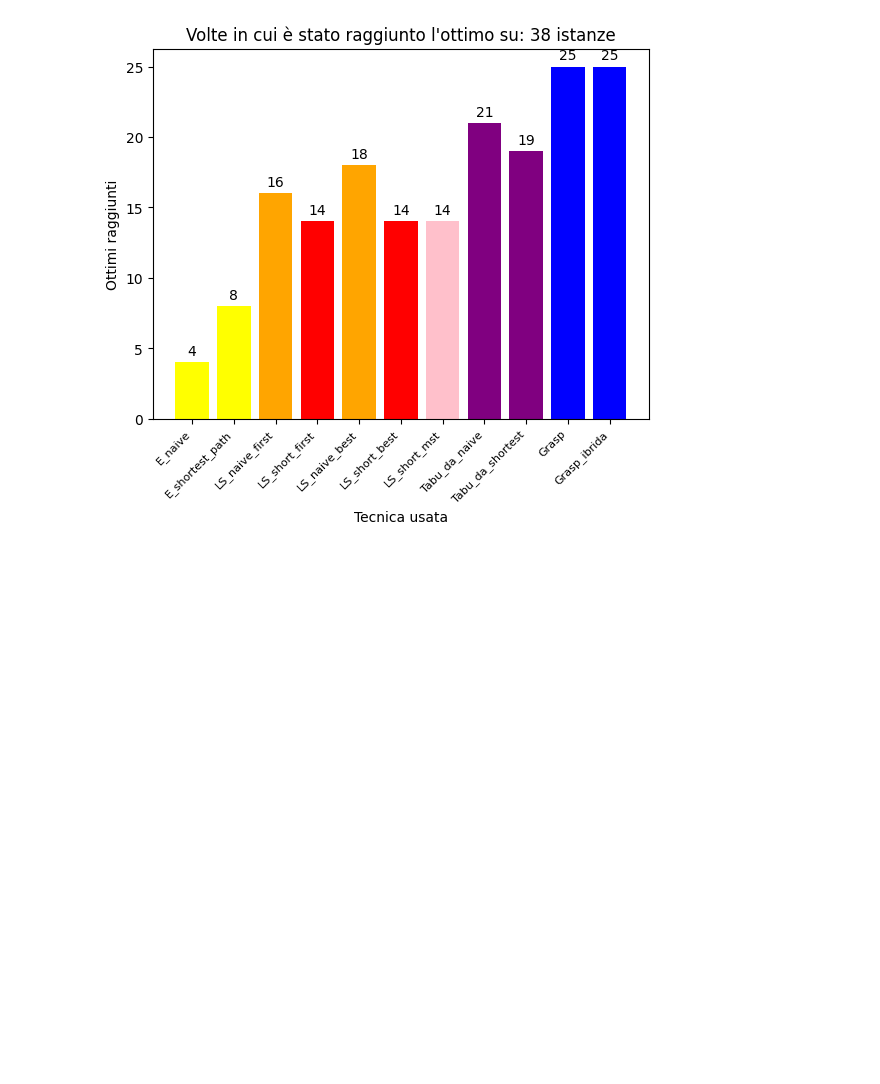
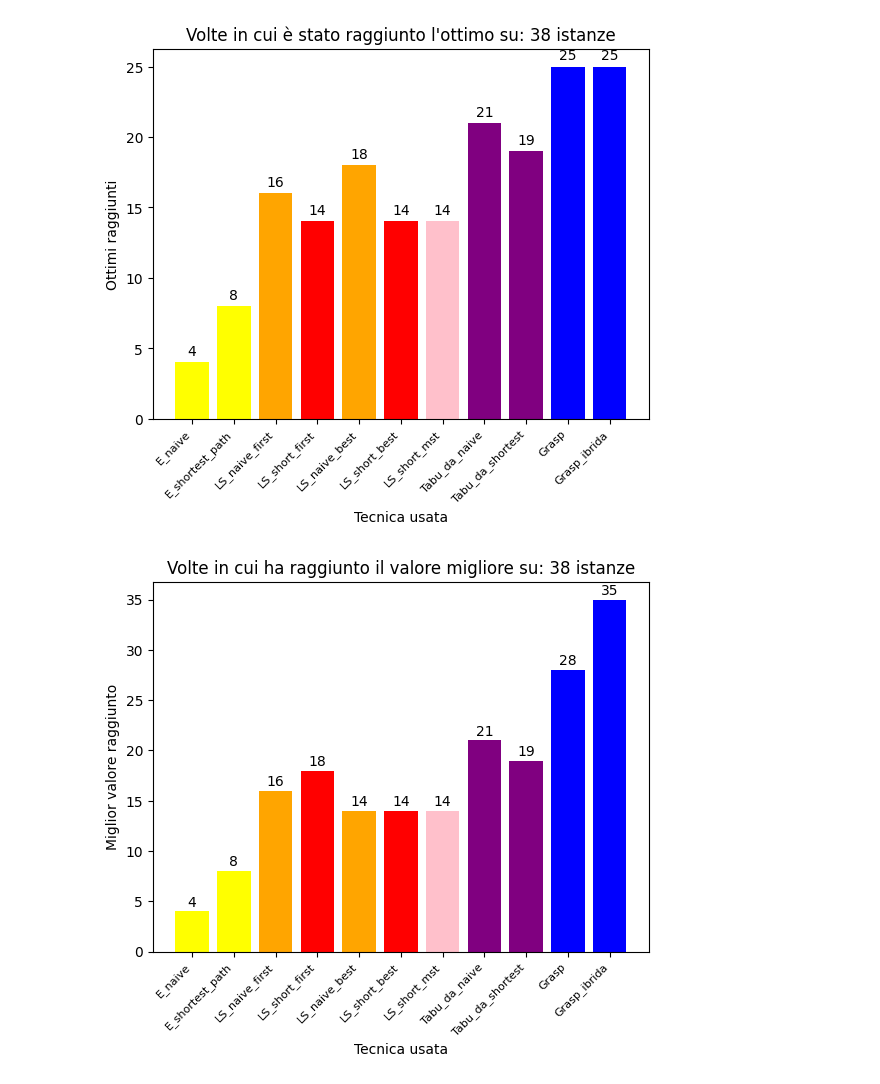
Before and after one commit to dream-19/Steiner-Tree-Operations-Research, a Jupyter notebook: Risultati_grafici.ipynb, the cells around one changed output. Drawn from its saved outputs; the diff is of its cells as text; code cells hidden in the pictures; blank space fills up the shorter version.

```diff
--- a/Risultati_grafici.ipynb
+++ b/Risultati_grafici.ipynb
@@ -38,30 +38,113 @@ ottimo_grasp_ibrida = [0, 0, 0, 0, 0, 0, 0, 0, 0, 0, 0, 0, 0, 0, 137, 6, 0, 0, 0
 #1) istogramma 1
 labels = ['E_naive', 'E_shortest_path', 'LS_naive_first', 'LS_short_first', 'LS_naive_best', 'LS_short_best','LS_short_mst','Tabu_da_naive','Tabu_da_shortest', 'Grasp', 'Grasp_ibrida']
 values = [tempi_e_naive, tempi_e_shortest_path, tempi_ls_naive_first, tempi_ls_short_first, tempi_ls_naive_best, tempi_ls_short_best, tempi_ls_short_mst,tempi_tabu, tempi_tabu_shortest, tempi_grasp, tempi_grasp_ibrida]
 
 colori = ['yellow', 'yellow', 'orange', 'red','orange','red', 'pink','purple', 'purple', 'blue', 'blue']
 plt.bar(labels, values, color=colori)
 plt.title('Istogramma dei tempi impiegati su: '+  str(len(ottimo_e_naive))+ " istanze")
 plt.xlabel('Tecnica usata')
 plt.ylabel('Tempi impiegati (s)')
 plt.xticks(rotation=45, ha='right', fontsize=8)
 plt.show()
 
 #2) istogramma 2
 values = [conta_ottimo(ottimo_e_naive),conta_ottimo(ottimo_e_shortest_path),conta_ottimo(ottimo_ls_naive_first),conta_ottimo(ottimo_ls_short_first),conta_ottimo(ottimo_ls_naive_best),conta_ottimo(ottimo_ls_short_best),conta_ottimo(ottimo_ls_short_mst),conta_ottimo(ottimo_tabu), conta_ottimo(ottimo_tabu_shortest),conta_ottimo(ottimo_grasp),conta_ottimo(ottimo_grasp_ibrida)]
 plt.bar(labels, values, color=colori)
 for i, v in enumerate(values):
     plt.text(i, v + 0.5, str(v), ha='center')
 plt.title("Volte in cui è stato raggiunto l'ottimo su: "+  str(len(ottimo_e_naive))+ " istanze")
 plt.xlabel('Tecnica usata')
 plt.ylabel('Ottimi raggiunti')
 plt.xticks(rotation=45, ha='right', fontsize=8)
 plt.show()
 
 
+
+
+#Trovo quali euristiche hanno trovato valori migliori in generale rispetto a tutti quelli ottenuti (vanno bene anche i parimerito)
+best_naive, best_shortest, best_ls_naive_first, best_ls_shortest_first, best_ls_naive_best, best_ls_shortest_best,best_ls_mst_shortest, best_tabu_naive, best_tabu_shortest, best_grasp, best_grasp_ibrida = 0, 0, 0, 0, 0, 0, 0, 0, 0,0,0
+
+for i in range(0, len(ottimo_e_naive)):
+
+    if ottimo_e_naive[i] <= ottimo_e_shortest_path[i] and ottimo_e_naive[i] <= ottimo_ls_naive_first[i] and ottimo_e_naive[i] <= ottimo_ls_short_first[i] and ottimo_e_naive[i] <= ottimo_ls_naive_best[i] and ottimo_e_naive[i] <= ottimo_ls_short_best[i] and ottimo_e_naive[i] <= ottimo_ls_short_mst[i] and  ottimo_e_naive[i] <= ottimo_tabu[i] and ottimo_e_naive[i] <= ottimo_tabu_shortest[i] and ottimo_e_naive[i] <= ottimo_grasp[i] and ottimo_e_naive[i] <= ottimo_grasp_ibrida[i]:
+        best_naive += 1
+    if ottimo_e_shortest_path[i] <= ottimo_e_naive[i] and ottimo_e_shortest_path[i] <= ottimo_ls_naive_first[i] and ottimo_e_shortest_path[i] <= ottimo_ls_short_first[i] and ottimo_e_shortest_path[i] <= ottimo_ls_naive_best[i] and ottimo_e_shortest_path[i] <= ottimo_ls_short_best[i] and ottimo_e_shortest_path[i] <= ottimo_ls_short_mst[i] and  ottimo_e_shortest_path[i] <= ottimo_tabu[i] and ottimo_e_shortest_path[i] <= ottimo_tabu_shortest[i] and ottimo_e_shortest_path[i] <= ottimo_grasp[i] and ottimo_e_shortest_path[i] <= ottimo_grasp_ibrida[i]:
+        best_shortest += 1
+    if ottimo_ls_naive_first[i] <= ottimo_e_naive[i] and ottimo_ls_naive_first[i] <= ottimo_e_shortest_path[i] and ottimo_ls_naive_first[i] <= ottimo_ls_short_first[i] and ottimo_ls_naive_first[i] <= ottimo_ls_naive_best[i] and ottimo_ls_naive_first[i] <= ottimo_ls_short_best[i] and ottimo_ls_naive_first[i] <= ottimo_ls_short_mst[i] and  ottimo_ls_naive_first[i] <= ottimo_tabu[i] and ottimo_ls_naive_first[i] <= ottimo_tabu_shortest[i] and ottimo_ls_naive_first[i] <= ottimo_grasp[i] and ottimo_ls_naive_first[i] <= ottimo_grasp_ibrida[i]:
+        best_ls_naive_first += 1
+    if ottimo_ls_naive_best[i] <= ottimo_e_naive[i] and ottimo_ls_naive_best[i] <= ottimo_e_shortest_path[i] and ottimo_ls_naive_best[i] <= ottimo_ls_short_first[i] and ottimo_ls_naive_best[i] <= ottimo_ls_naive_first[i] and ottimo_ls_naive_best[i] <= ottimo_ls_short_best[i] and ottimo_ls_naive_best[i] <= ottimo_ls_short_mst[i] and  ottimo_ls_naive_best[i] <= ottimo_tabu[i] and ottimo_ls_naive_best[i] <= ottimo_tabu_shortest[i] and ottimo_ls_naive_best[i] <= ottimo_grasp[i] and ottimo_ls_naive_best[i] <= ottimo_grasp_ibrida[i]:
+        best_ls_naive_best += 1
+    if ottimo_ls_short_first[i] <= ottimo_e_naive[i] and ottimo_ls_short_first[i] <= ottimo_e_shortest_path[i] and ottimo_ls_short_first[i] <= ottimo_ls_naive_first[i] and ottimo_ls_short_first[i] <= ottimo_ls_naive_best[i] and ottimo_ls_short_first[i] <= ottimo_ls_short_best[i] and ottimo_ls_short_first[i] <= ottimo_ls_short_mst[i] and  ottimo_ls_short_first[i] <= ottimo_tabu[i] and ottimo_ls_short_first[i] <= ottimo_tabu_shortest[i] and ottimo_ls_short_first[i] <= ottimo_grasp[i] and ottimo_ls_short_first[i] <= ottimo_grasp_ibrida[i]:
+        best_ls_shortest_first += 1
+    if ottimo_ls_short_best[i] <= ottimo_e_naive[i] and ottimo_ls_short_best[i] <= ottimo_e_shortest_path[i] and ottimo_ls_short_best[i] <= ottimo_ls_naive_first[i] and ottimo_ls_short_best[i] <= ottimo_ls_naive_best[i] and ottimo_ls_short_best[i] <= ottimo_ls_short_first[i] and ottimo_ls_short_best[i] <= ottimo_ls_short_mst[i] and  ottimo_ls_short_best[i] <= ottimo_tabu[i] and ottimo_ls_short_best[i] <= ottimo_tabu_shortest[i] and ottimo_ls_short_best[i] <= ottimo_grasp[i] and ottimo_ls_short_best[i] <= ottimo_grasp_ibrida[i]:
+        best_ls_shortest_best += 1
+    if ottimo_ls_short_mst[i] <= ottimo_e_naive[i] and ottimo_ls_short_mst[i] <= ottimo_e_shortest_path[i] and ottimo_ls_short_mst[i] <= ottimo_ls_naive_first[i] and ottimo_ls_short_mst[i] <= ottimo_ls_naive_best[i] and ottimo_ls_short_mst[i] <= ottimo_ls_short_first[i] and ottimo_ls_short_mst[i] <= ottimo_ls_short_best[i] and  ottimo_ls_short_mst[i] <= ottimo_tabu[i] and ottimo_ls_short_mst[i] <= ottimo_tabu_shortest[i] and ottimo_ls_short_mst[i] <= ottimo_grasp[i] and ottimo_ls_short_mst[i] <= ottimo_grasp_ibrida[i]:
+        best_ls_mst_shortest += 1
+    if ottimo_tabu[i] <= ottimo_e_naive[i] and ottimo_tabu[i] <= ottimo_e_shortest_path[i] and ottimo_tabu[i] <= ottimo_ls_naive_first[i] and ottimo_tabu[i] <= ottimo_ls_naive_best[i] and ottimo_tabu[i] <= ottimo_ls_short_first[i] and ottimo_tabu[i] <= ottimo_ls_short_best[i] and ottimo_tabu[i] <= ottimo_ls_short_mst[i] and  ottimo_tabu[i] <= ottimo_tabu_shortest[i] and ottimo_tabu[i] <= ottimo_grasp[i] and ottimo_tabu[i] <= ottimo_grasp_ibrida[i]:
+        best_tabu_naive += 1
+    if ottimo_tabu_shortest[i] <= ottimo_e_naive[i] and ottimo_tabu_shortest[i] <= ottimo_e_shortest_path[i] and ottimo_tabu_shortest[i] <= ottimo_ls_naive_first[i] and ottimo_tabu_shortest[i] <= ottimo_ls_naive_best[i] and ottimo_tabu_shortest[i] <= ottimo_ls_short_first[i] and ottimo_tabu_shortest[i] <= ottimo_ls_short_best[i] and ottimo_tabu_shortest[i] <= ottimo_ls_short_mst[i] and  ottimo_tabu_shortest[i] <= ottimo_tabu[i] and ottimo_tabu_shortest[i] <= ottimo_grasp[i] and ottimo_tabu_shortest[i] <= ottimo_grasp_ibrida[i]:
+        best_tabu_shortest += 1
+    if ottimo_grasp[i] <= ottimo_e_naive[i] and ottimo_grasp[i] <= ottimo_e_shortest_path[i] and ottimo_grasp[i] <= ottimo_ls_naive_first[i] and ottimo_grasp[i] <= ottimo_ls_naive_best[i] and ottimo_grasp[i] <= ottimo_ls_short_first[i] and ottimo_grasp[i] <= ottimo_ls_short_best[i] and ottimo_grasp[i] <= ottimo_ls_short_mst[i] and  ottimo_grasp[i] <= ottimo_tabu[i] and ottimo_grasp[i] <= ottimo_tabu_shortest[i] and ottimo_grasp[i] <= ottimo_grasp_ibrida[i]:
+        best_grasp += 1
+    if ottimo_grasp_ibrida[i] <= ottimo_e_naive[i] and ottimo_grasp_ibrida[i] <= ottimo_e_shortest_path[i] and ottimo_grasp_ibrida[i] <= ottimo_ls_naive_first[i] and ottimo_grasp_ibrida[i] <= ottimo_ls_naive_best[i] and ottimo_grasp_ibrida[i] <= ottimo_ls_short_first[i] and ottimo_grasp_ibrida[i] <= ottimo_ls_short_best[i] and ottimo_grasp_ibrida[i] <= ottimo_ls_short_mst[i] and  ottimo_grasp_ibrida[i] <= ottimo_tabu[i] and ottimo_grasp_ibrida[i] <= ottimo_tabu_shortest[i] and ottimo_grasp_ibrida[i] <= ottimo_grasp[i]:
+        best_grasp_ibrida += 1
+
+#3) istogramma 3: valori migliori
+values = [best_naive, best_shortest, best_ls_naive_first, best_ls_naive_best, best_ls_shortest_first, best_ls_shortest_best, best_ls_mst_shortest, best_tabu_naive, best_tabu_shortest, best_grasp, best_grasp_ibrida]
+plt.bar(labels, values, color=colori)
+for i, v in enumerate(values):
+    plt.text(i, v + 0.5, str(v), ha='center')
+plt.title("Volte in cui ha raggiunto il valore migliore su: "+  str(len(ottimo_e_naive))+ " istanze")
+plt.xlabel('Tecnica usata')
+plt.ylabel('Miglior valore raggiunto')
+plt.xticks(rotation=45, ha='right', fontsize=8)
+plt.show()
+
+#4) Istogramma 4: Numero di ottimi raggiunti per istanza
+ottimo_per_istanza = {}
+for el in istanze:
+    ottimo_per_istanza[el] = 0
+for i in range(0, len(istanze)):
+    if ottimo_e_naive[i] == 0:
+        ottimo_per_istanza[istanze[i]] += 1
+    if ottimo_e_shortest_path[i] == 0:
+        ottimo_per_istanza[istanze[i]] += 1
+    if ottimo_ls_naive_first[i] == 0:
+        ottimo_per_istanza[istanze[i]] += 1
+    if ottimo_ls_naive_best[i] == 0:
+        ottimo_per_istanza[istanze[i]] += 1
+    if ottimo_ls_short_first[i] == 0:
+        ottimo_per_istanza[istanze[i]] += 1
+    if ottimo_ls_short_best[i] == 0:
+         ottimo_per_istanza[istanze[i]] += 1
+    if ottimo_ls_short_mst[i] == 0:
+        ottimo_per_istanza[istanze[i]] += 1
+    if ottimo_tabu[i] == 0:
+        ottimo_per_istanza[istanze[i]] += 1
+    if ottimo_tabu_shortest[i] == 0:
+        ottimo_per_istanza[istanze[i]] += 1
+    if ottimo_grasp[i] == 0:
+        ottimo_per_istanza[istanze[i]] += 1
+    if ottimo_grasp_ibrida[i] == 0:
+        ottimo_per_istanza[istanze[i]] += 1
+
+plt.figure(figsize=(20, 8))
+colors2 = my_list = ['pink'] * 6 + ['green'] * 19 + ['orange'] * 13
+values = list(ottimo_per_istanza.values())
+plt.bar(istanze, values, color = colors2)
+for i, v in enumerate(values):
+    plt.text(i, v + 0.5, str(v), ha='center')
+plt.title("Numero di ottimi raggiunti per ogni istanze, con 11 tecniche: ")
+plt.xlabel('Istanza')
+plt.ylabel('Numero di ottimi raggiunti')
+plt.xticks(rotation=45, ha='right', fontsize=8)
+plt.show()
+
+
 #COSE
 for i in range(0, len(ottimo_grasp)):
     print(ottimo_tabu[i], ottimo_tabu_shortest[i], ottimo_grasp[i], ottimo_grasp_ibrida[i])
 # %% [output]
 [figure]
 [figure]
+[figure, added]
```
Also changed, not shown: parts of 1 cell of this notebook.
